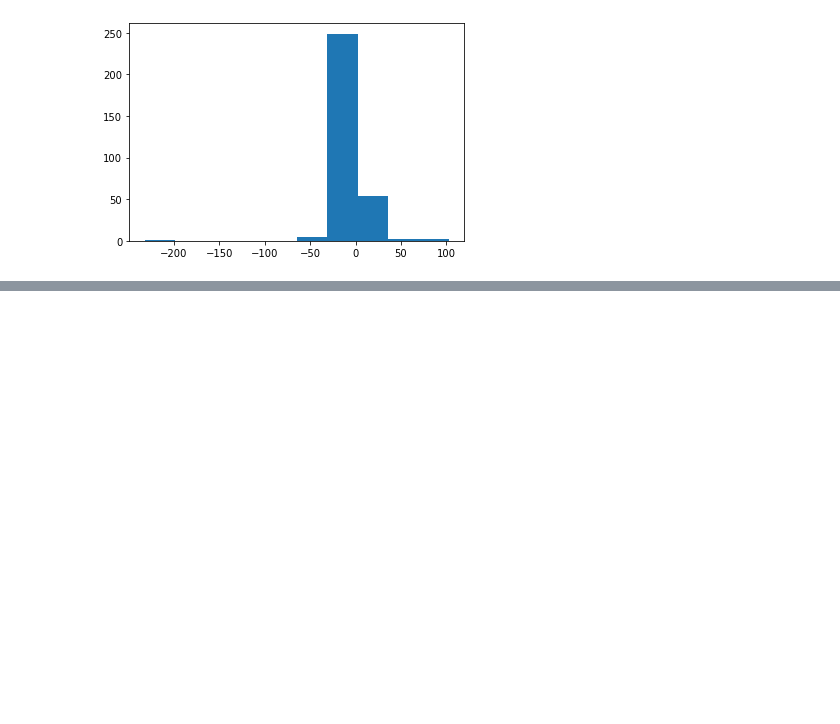
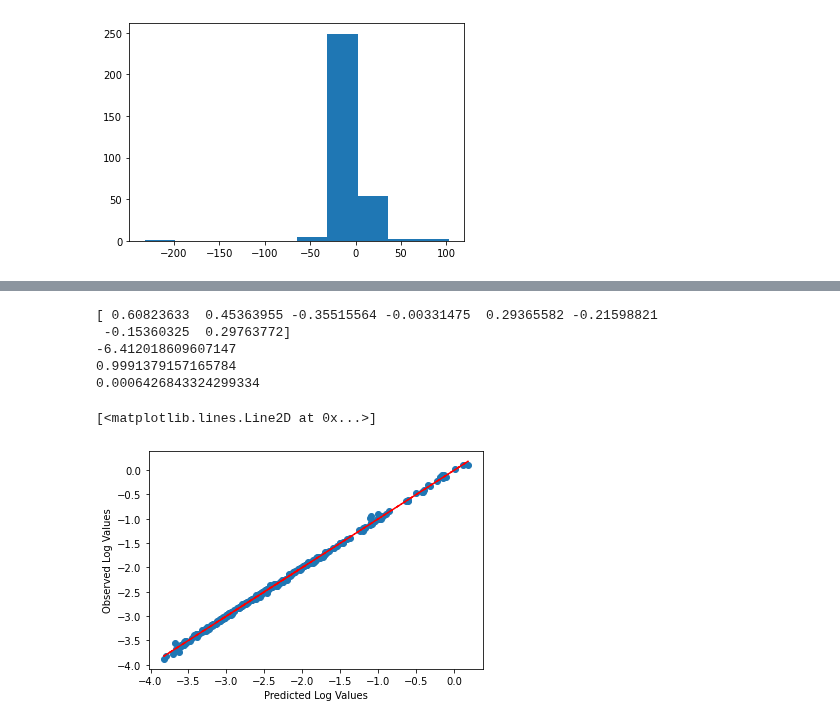
Before and after one commit to DSEI21000-S21/project-altcoinpriceprediction, a Jupyter notebook: mwander/cointesting.ipynb, the cells around one changed output, grey strips where cells are left out. Saved outputs shown, nothing was run; the diff lists cells and outputs as text; code cells hidden in the pictures; blank space fills up the shorter version.

```diff
--- a/mwander/cointesting.ipynb
+++ b/mwander/cointesting.ipynb
@@ -258,0 +190,7 @@ plt.hist(errors)
+# %%
+snp_df = pd.read_csv('../data/snp/snp500_2013_2021.csv')
+snp_df.index = pd.to_datetime(snp_df['Date'])
+snp_df = snp_df.drop('Date', axis=1)
+snp_df = snp_df.rename(columns={'Open':'Open_snp', 'High': 'High_snp', 'Low': 'Low_snp', 'Close': 'Close_snp'})
+snp_df = snp_df[df.index.min():df.index.max()]
+snp_df.head()
@@ -258,0 +205,3 @@ plt.hist(errors)
+# %%
+merged_df = pd.merge(df, snp_df, left_index=True, right_index=True)
+merged_df.head()
@@ -258,0 +216,28 @@ plt.hist(errors)
+# %%
+# adding snp data
+X = merged_df.drop(['Close', 'Close_snp'], axis=1).loc[:,'High':].apply(np.log).values
+y = merged_df['Close'].apply(np.log).values
+
+X_train, X_test, y_train, y_test = train_test_split(X, y, random_state=1337)
+# %%
+linreg = LinearRegression()
+linreg.fit(X_train, y_train)
+y_hat = linreg.predict(X_test)
+print(linreg.coef_)
+print(linreg.intercept_)
+print(linreg.score(X_test, y_test))
+print(mean_squared_error(y_test, y_hat))
+# %% [output]
+[ 0.60823633  0.45363955 -0.35515564 -0.00331475  0.29365582 -0.21598821
+ -0.15360325  0.29763772]
+-6.412018609607147
+0.9991379157165784
+0.0006426843324299334
+# %%
+plt.plot(y_hat, y_test, marker='o', linestyle='')
+plt.xlabel('Predicted Log Values')
+plt.ylabel('Observed Log Values')
+plt.plot(np.dot(X_test, linreg.coef_) + linreg.intercept_, y_hat, color='red', linestyle='--')
+# %% [output]
+[<matplotlib.lines.Line2D at 0x...>]
+[figure, added]
```
Also changed, not shown: parts of 21 cells of this notebook, 1 other file.
